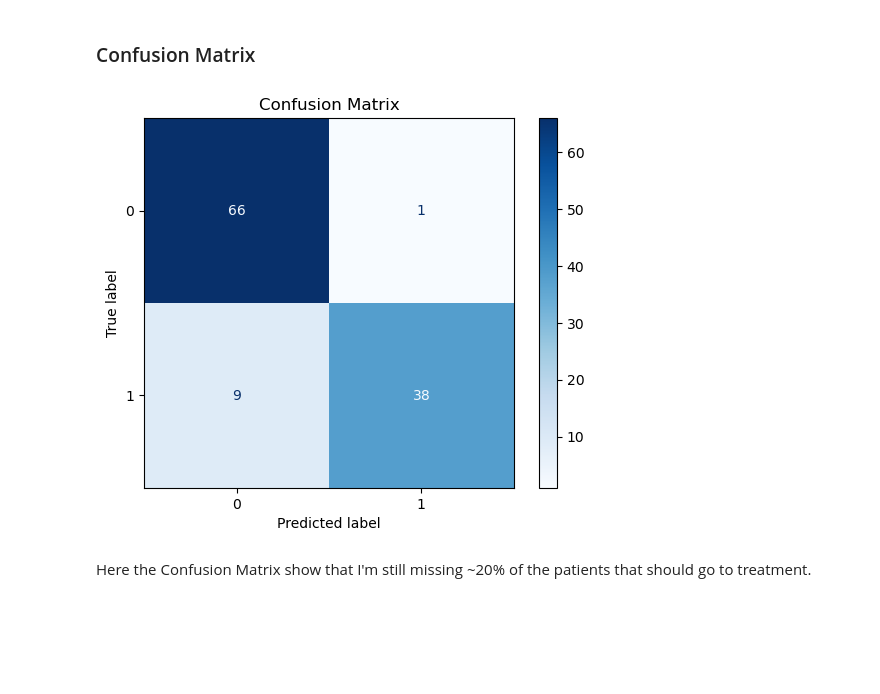
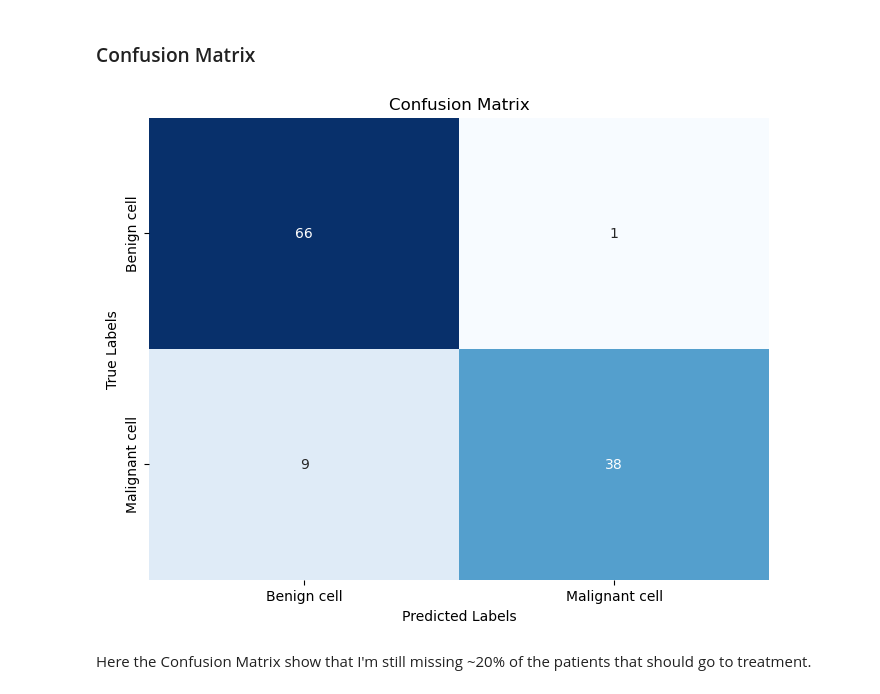
Before and after one commit to Stuepp/Breast-Cancer-Detection-Challange, a Jupyter notebook: Breast-Cancer-Detection.ipynb, the cells around one changed output. Saved outputs shown, nothing was run; the diff lists cells and outputs as text; code cells hidden in the pictures; blank space fills up the shorter version.

```diff
--- a/Breast-Cancer-Detection.ipynb
+++ b/Breast-Cancer-Detection.ipynb
@@ -238,12 +239,18 @@ df_result['classificacao'] = y_pred
 # %%
 c_m = mt.confusion_matrix(y_test,y_pred)
 disp = mt.ConfusionMatrixDisplay(confusion_matrix=c_m)
 
-disp.plot(cmap=plt.cm.Blues)
+#disp.plot(cmap=plt.cm.Blues)
+plt.figure(figsize=(8, 6))
+sns.heatmap(c_m, annot=True, fmt='d', cmap='Blues', cbar=False)
 plt.title('Confusion Matrix')
+plt.xlabel('Predicted Labels')
+plt.ylabel('True Labels')
+plt.xticks([0.5,1.5], ['Benign cell', 'Malignant cell'])
+plt.yticks([0.5,1.5], ['Benign cell', 'Malignant cell'], va='center')
 plt.show()
 # %% [output]
-[figure, old version]
+[figure, new version]
 # %% [markdown]
 Here the Confusion Matrix show that I'm still missing ~20% of the patients that should go to treatment.
 # %% [markdown]
```
Also changed, not shown: parts of 6 cells of this notebook.
